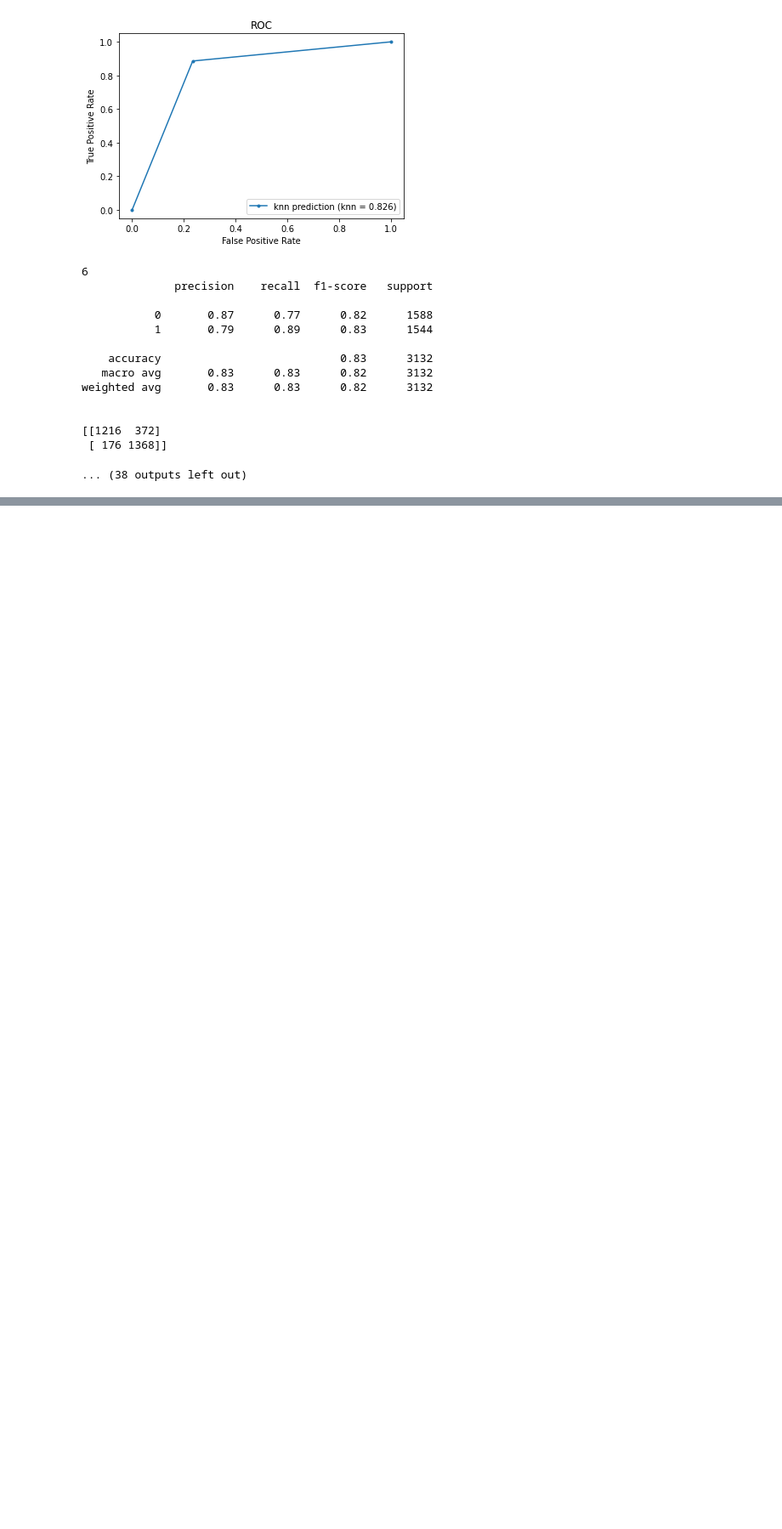
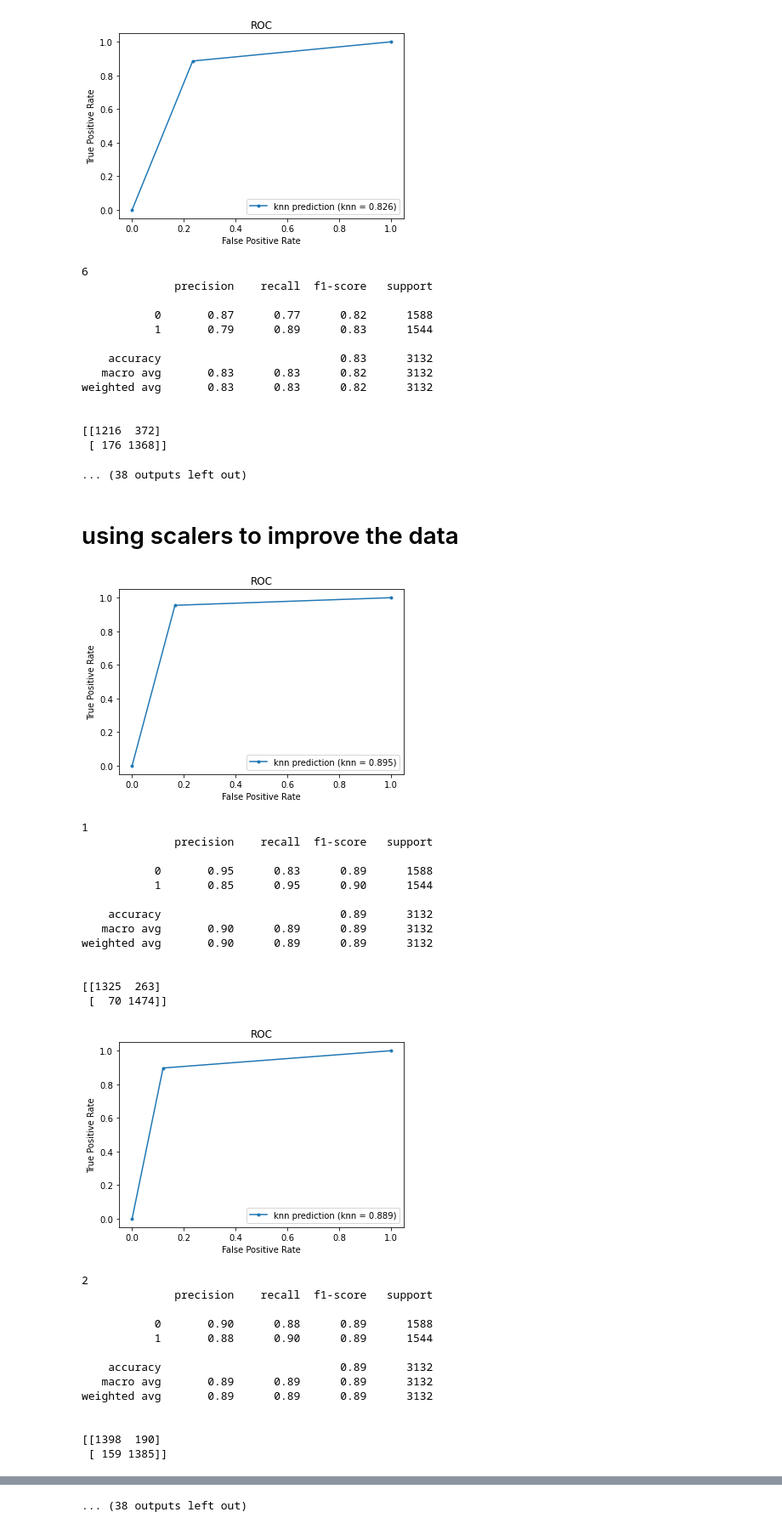
Before and after one commit to Alon-Elisha/Final-Project, a Jupyter notebook: Final_Project.ipynb, the cells around one changed output, grey strips where cells are left out. Shown at 85% size. Cells and saved outputs as stored; diff of their text form; code cells hidden in the pictures; blank space fills up the shorter version.

Commit message:
using scalers to improve the data for testing and training

```diff
--- a/Final_Project.ipynb
+++ b/Final_Project.ipynb
@@ -681,3 +681,58 @@ weighted avg       0.83      0.83      0.82      3132
 [[1216  372]
  [ 176 1368]]
 ... (38 outputs left out)
+# %% [markdown]
+# using scalers to improve the data
+# %%
+X_mm_os = scaler_mm.fit_transform(X)
+X_s_os = scaler_s.fit_transform(X)
+# %%
+X_os_train, X_os_test, y_train, y_test = train_test_split(X_mm_os, y, test_size=0.3, random_state=2)
+# %%
+k_range = list(range(1, 26))
+scores_s = []
+for k in k_range:
+    knn = KNeighborsClassifier(n_neighbors=k)
+    knn.fit(X_os_train, y_train)
+    y_pred = knn.predict(X_os_test)
+    knn_fpr, knn_tpr, _ = roc_curve(y_test, y_pred)
+    plt.plot(knn_fpr, knn_tpr, marker = '.', label = "knn prediction (knn = %0.3f)" % roc_auc_score(y_test,y_pred))
+    plt.title('ROC')
+    plt.xlabel('False Positive Rate')
+    plt.ylabel('True Positive Rate')
+    plt.legend()
+    plt.show()
+    print(k)
+    print(classification_report(y_test, y_pred))
+    print()
+    print(confusion_matrix(y_test, y_pred))
+    print()
+# %% [output]
+[figure, added]
+1
+              precision    recall  f1-score   support
+
+           0       0.95      0.83      0.89      1588
+           1       0.85      0.95      0.90      1544
+
+    accuracy                           0.89      3132
+   macro avg       0.90      0.89      0.89      3132
+weighted avg       0.90      0.89      0.89      3132
+
+
+[[1325  263]
+ [  70 1474]]
+[figure, added]
+2
+              precision    recall  f1-score   support
+
+           0       0.90      0.88      0.89      1588
+           1       0.88      0.90      0.89      1544
+
+    accuracy                           0.89      3132
+   macro avg       0.89      0.89      0.89      3132
+weighted avg       0.89      0.89      0.89      3132
+
+
+[[1398  190]
+ [ 159 1385]]
@@ -683,0 +795 @@ weighted avg       0.83      0.83      0.82      3132
+... (38 outputs left out)
```
Also changed, not shown: parts of 3 cells of this notebook.
